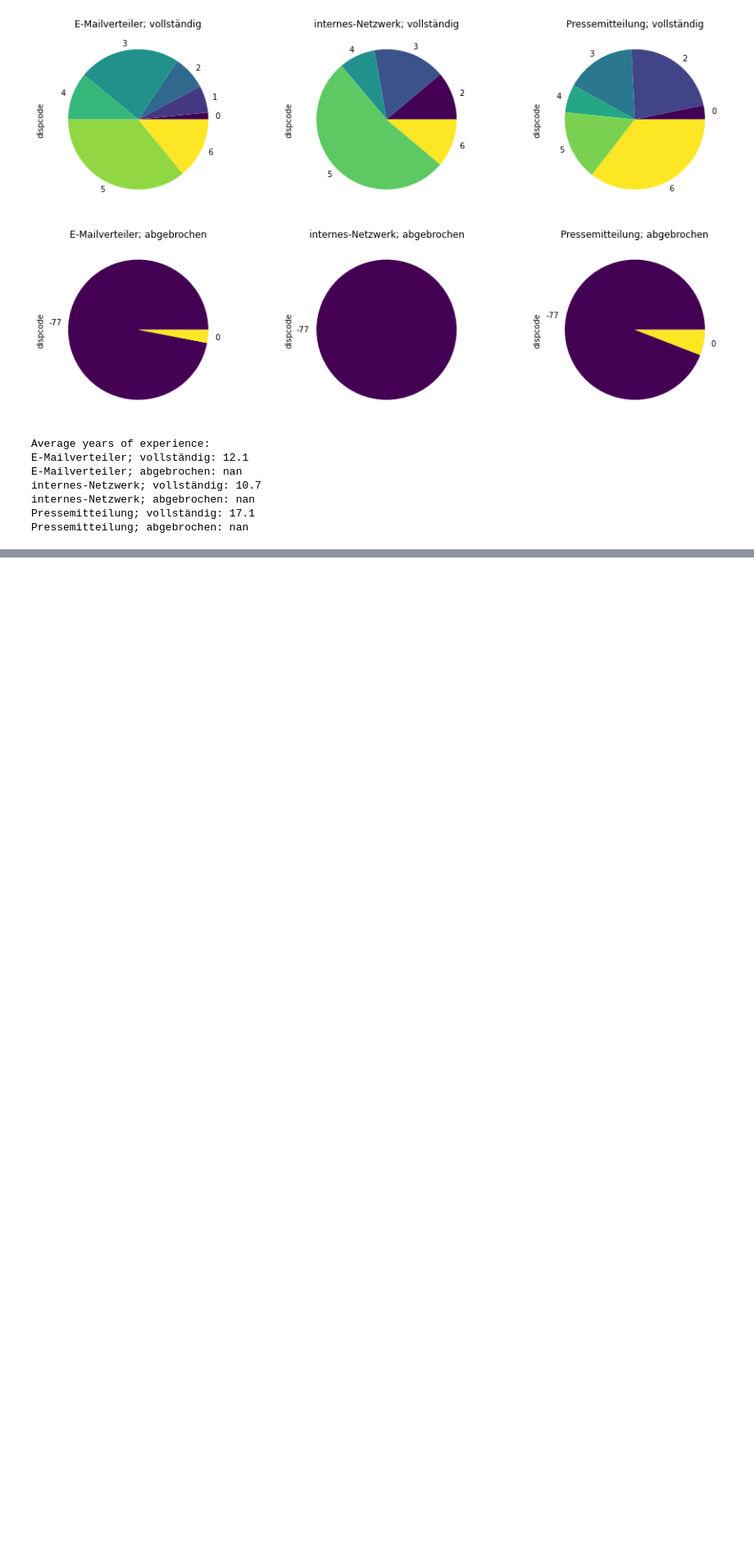
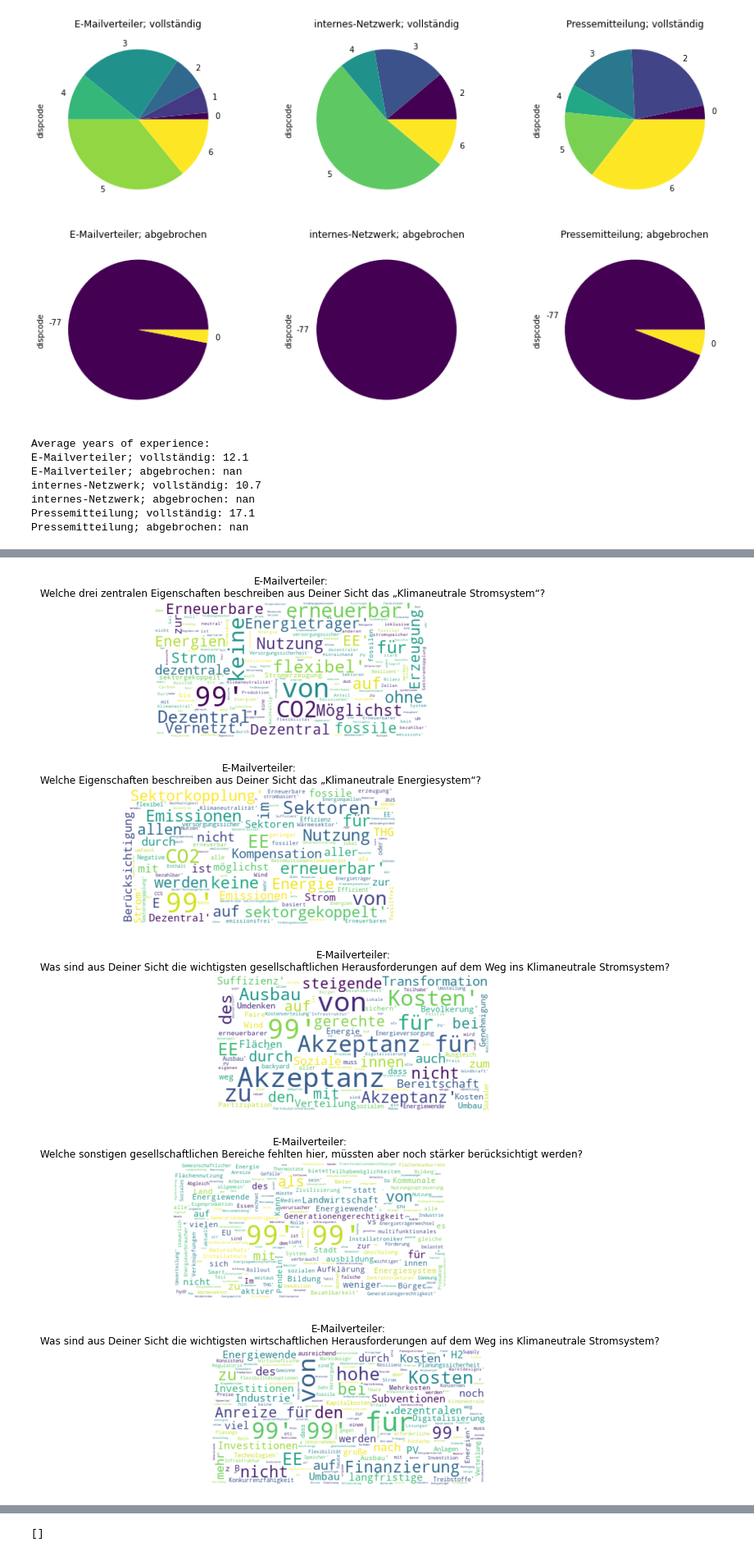
Before and after one commit to smartie2076/rls-umfrage-klimaneutral, a Jupyter notebook: Auswertung.ipynb, the cells around one changed output, grey strips where cells are left out. Shown at 82% size. Saved outputs shown, nothing was run; the diff lists cells and outputs as text; code cells hidden in the pictures; blank space fills up the shorter version.

```diff
--- a/Auswertung.ipynb
+++ b/Auswertung.ipynb
@@ -66,3 +67,7 @@ internes-Netzwerk; vollständig: 10.7
 internes-Netzwerk; abgebrochen: nan
 Pressemitteilung; vollständig: 17.1
 Pressemitteilung; abgebrochen: nan
+# %%
+# Importiere Codebook in dict format
+from src import rls_umfrage_auswertung
+codebook_dict = rls_umfrage_auswertung.main_preprocessing_codebook()
@@ -68,0 +92,9 @@ Pressemitteilung; abgebrochen: nan
+# %%
+# Erzeuge eine WordCloud für alle Fragen mit drei Antwortmöglichkeiten:
+rls_umfrage_auswertung.create_wordclouds(codebook_dict, data.loc[states[0], links[0]], links[0])
+# %% [output]
+[figure, added]
+[figure, added]
+[figure, added]
+[figure, added]
+[figure, added]
@@ -68,0 +105 @@ Pressemitteilung; abgebrochen: nan
+[]
```
Also changed, not shown: parts of 3 cells of this notebook, 3 other files.
